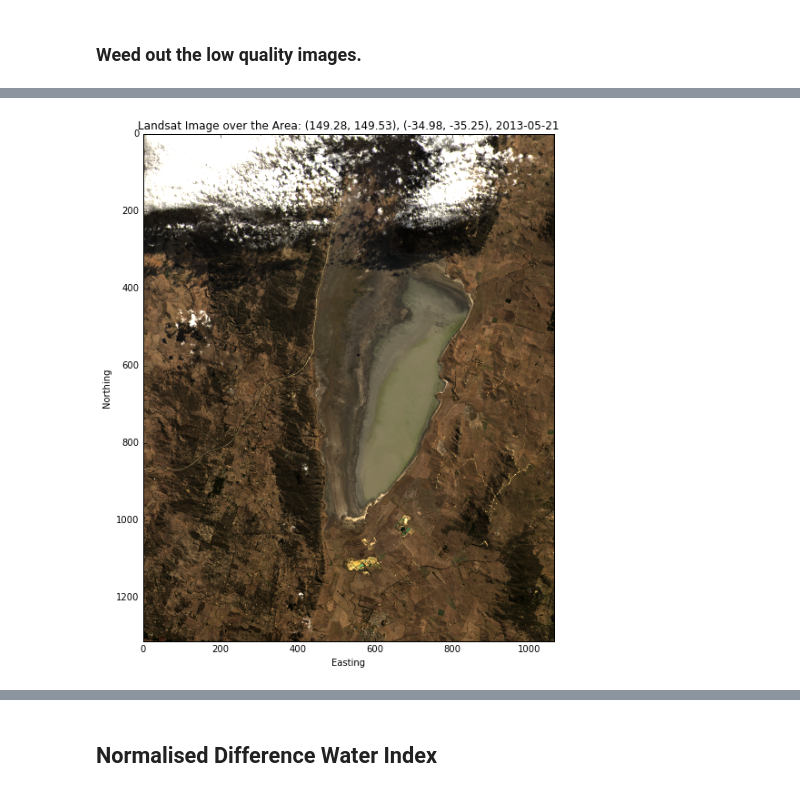
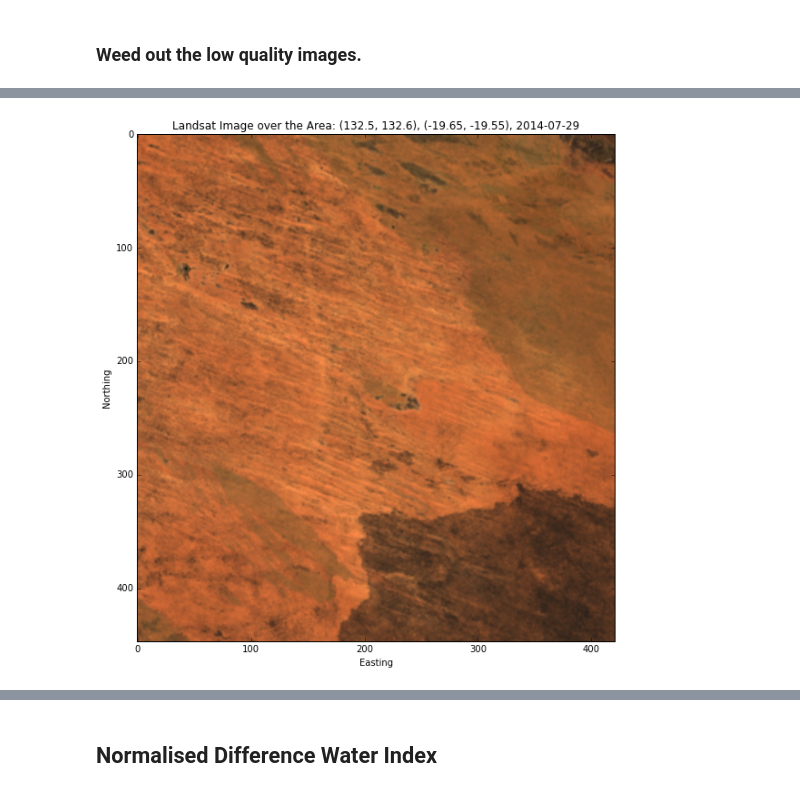
Before and after one commit to zhang01GA/geodanalytics, a Jupyter notebook: BareSoil/export_near_cloudfree_landsat_imagery_stack.ipynb, the cells around one changed output, grey strips where cells are left out. Cells and saved outputs as stored; diff of their text form; code cells hidden in the pictures.

```diff
--- a/BareSoil/export_near_cloudfree_landsat_imagery_stack.ipynb
+++ b/BareSoil/export_near_cloudfree_landsat_imagery_stack.ipynb
@@ -297,7 +289,7 @@ Can be checked in the Clear Observation Layer at: http://eos-test.ga.gov.au/geos
 # %%
 # Select best RGB NDVI NDWI images: eg,70% good valid pixels
 
-Good_Pixels_Pct=80
+Good_Pixels_Pct=90
 
 # Defina an Area of Interest
 
@@ -305,9 +297,6 @@ Good_Pixels_Pct=80
 # AOI_NAME = 'LakeBG';xp = (149.07, 149.17); yp = (-35.25, -35.35)  #Lake Burley Griffin
 # xp=( 149.160,  149.170); yp=(-35.34 , -35.35 )  #a small area cover GA water pond
 
-# Edge of fire scar (NT) 19:36:10.24S//132:34:55.72E
-# 0.1degree =~ 10km
-# AOI_NAME = 'FireScarNT';  xp = (132.50, 132.60);    yp = (-19.65, -19.55)
 
 # Farming land (crops (green and fallow paddocks - Western NSW)30:5:45.33S/148:11:29.75E
 # AOI_NAME='Farmland'; xp=(148.14, 148.24); yp=(-30.15, -30.05)
@@ -322,11 +311,15 @@ AOI_NAME = 'Lake_George';
 xp = (149.28, 149.53);
 yp = (-34.98, -35.25)  # Lake George area
 
+# Edge of fire scar (NT) 19:36:10.24S//132:34:55.72E
+# 0.1degree =~ 10km
+AOI_NAME = 'FireScarNT';  xp = (132.50, 132.60);    yp = (-19.65, -19.55)
+
 # When? a time range
 tp = ('1990-01', '2016-12-31')
 
 # what product type?
-prod_type = 'ls5_nbar_albers'
+prod_type = 'ls8_nbar_albers'
 # associated pq product code
 pq_prod_type = prod_type.replace('nbar', 'pq')
 
@@ -545,6 +532,6 @@ filter_export_datasets(bands, fnpref, good_times)
 ##!ffmpeg -r 1 -pattern_type glob -i 'Dexport/CleanImages_LakeGorge_*.png' -c:v libx264 LS78.mp4
 
 # Display the nearly cloud free images [0, 8, 9, 11, 12, 20, 24, 26, 30, 32, 34]
-it=2
+it=37
 make_rgb_images(bands, it)
 # %% [output]
@@ -553,4 +540,4 @@ make_rgb_images(bands, it)
-[figure, old version]
+[figure, new version]
 # %%
 # Apply the time-dim mask to the 3D-array (time, x, y)
 mostly_good_ndvi = ndvi.where(mostly_cloud_free).dropna('time', how='all')
```
Also changed, not shown: parts of 28 cells of this notebook, 3 other files.
